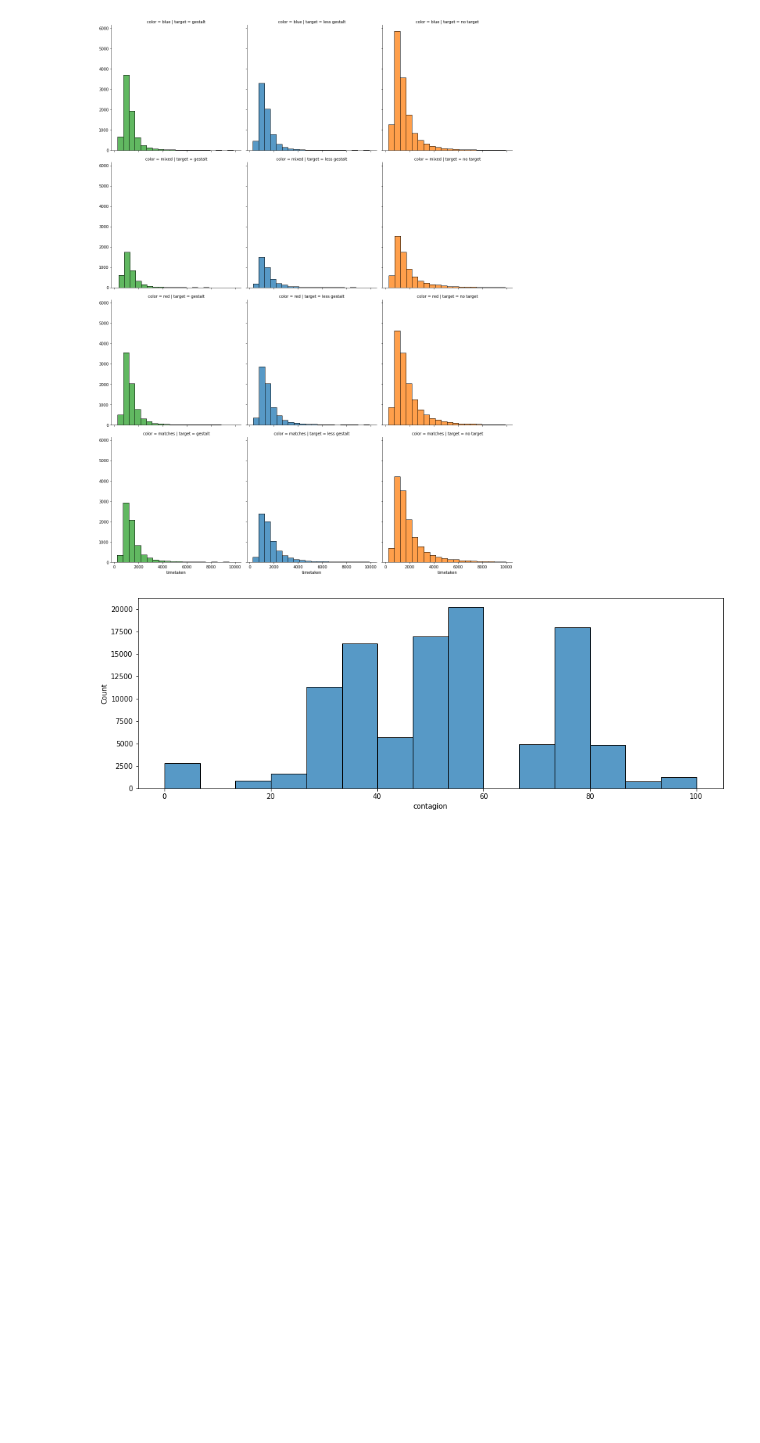
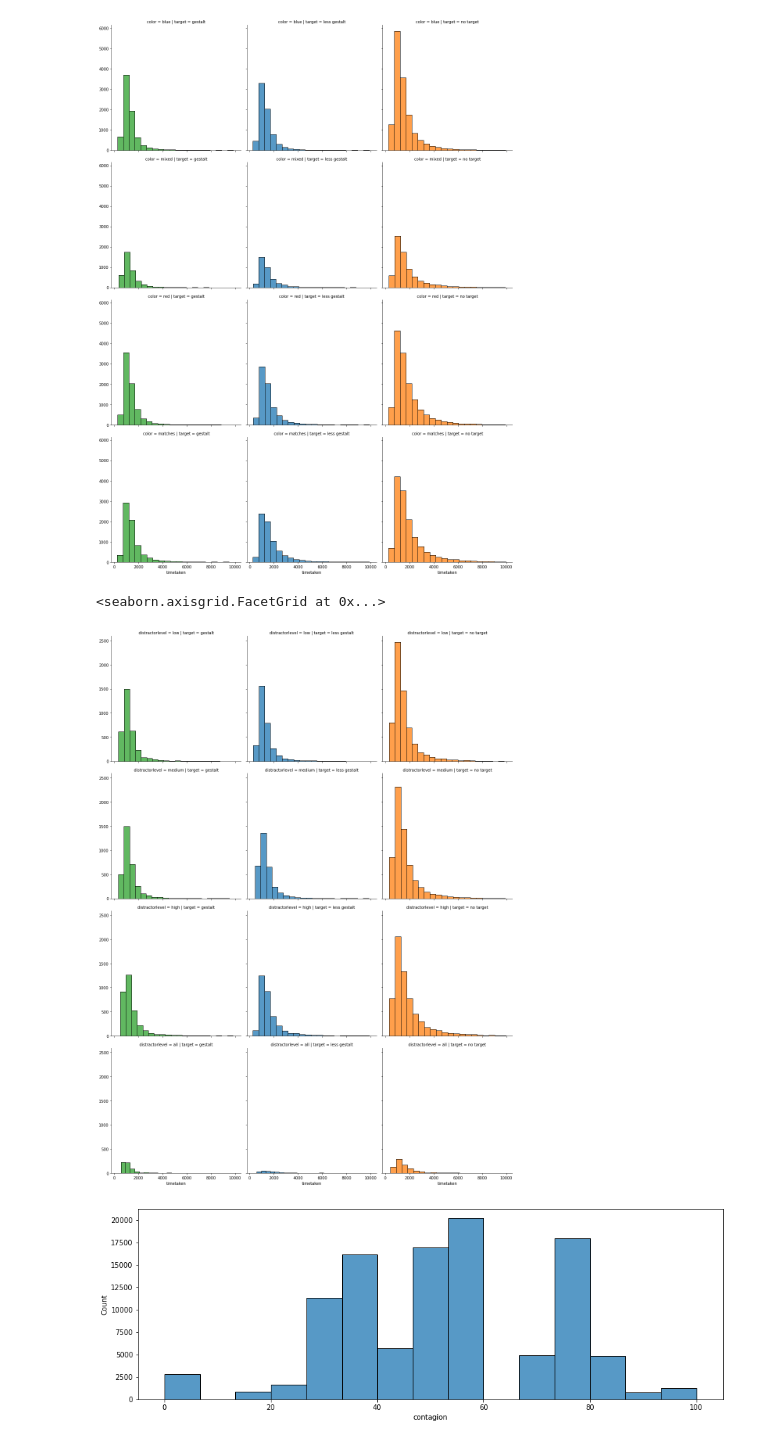
Before and after one commit to daveism/capstone-data, a Jupyter notebook: notebooks/distrabutions.ipynb, the cells around one changed output. Saved outputs shown, nothing was run; the diff lists cells and outputs as text; code cells hidden in the pictures; blank space fills up the shorter version.

```diff
--- a/notebooks/distrabutions.ipynb
+++ b/notebooks/distrabutions.ipynb
@@ -37,6 +37,18 @@ chart.map(sns.histplot, "timetaken", bins=20 )
 # %% [output]
 <seaborn.axisgrid.FacetGrid at 0x...>
 [figure]
+# %%
+dflim = datadf.loc[datadf['distractor'] == 'random']
+
+
+chart = sns.FacetGrid(dflim, col="target", row='distractorlevel', hue="target",
+                  col_order=["gestalt", "less gestalt", "no target"],
+                  row_order=["low","medium","high","all"],
+                  height=5, aspect=1)
+chart.map(sns.histplot, "timetaken", bins=20 )
+# %% [output]
+<seaborn.axisgrid.FacetGrid at 0x...>
+[figure, added]
 # %%
 plt.figure(figsize=(15,5))
 # chart = sns.kdeplot(data=datadf, x="contagion", fill=True)
```
Also changed, not shown: 8 other files.
